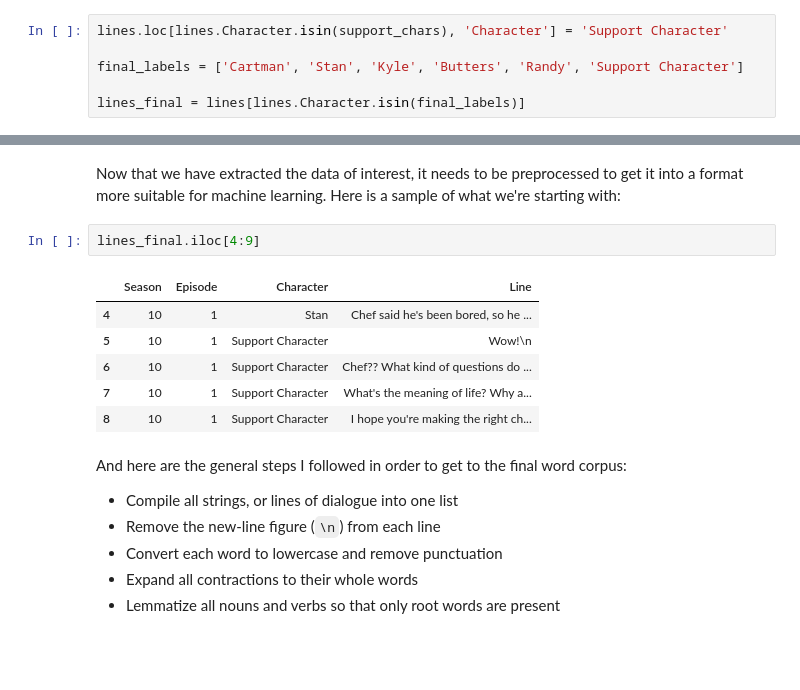
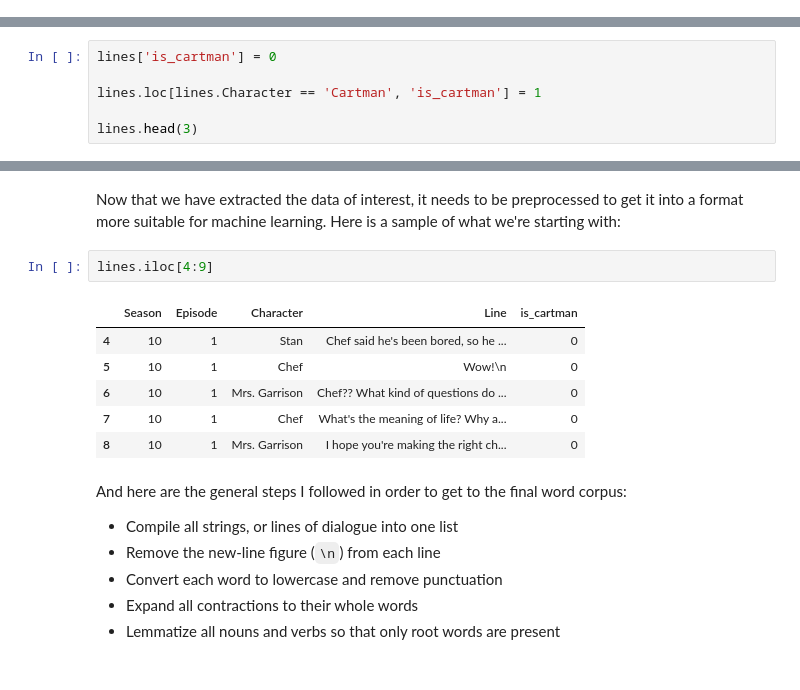
Before and after one commit to twillstw/NLP-with-South-Park, a Jupyter notebook: NLP_with_South_Park.ipynb, the cells around one changed output, grey strips where cells are left out. Drawn from its saved outputs; the diff is of its cells as text.

```diff
--- a/NLP_with_South_Park.ipynb
+++ b/NLP_with_South_Park.ipynb
@@ -136,6 +127,0 @@ With the decision made, the data set needs to be adjusted and truncated.
-# %%
-lines.loc[lines.Character.isin(support_chars), 'Character'] = 'Support Character'
-
-final_labels = ['Cartman', 'Stan', 'Kyle', 'Butters', 'Randy', 'Support Character']
-
-lines_final = lines[lines.Character.isin(final_labels)]
@@ -141,0 +130,6 @@ lines_final = lines[lines.Character.isin(final_labels)]
+# %%
+lines['is_cartman'] = 0
+
+lines.loc[lines.Character == 'Cartman', 'is_cartman'] = 1
+
+lines.head(3)
@@ -144,14 +143,14 @@ lines_final = lines[lines.Character.isin(final_labels)]
 # %% [markdown]
 Now that we have extracted the data of interest, it needs to be preprocessed to get it into a format more suitable for machine learning. Here is a sample of what we're starting with:
 # %%
-lines_final.iloc[4:9]
+lines.iloc[4:9]
 # %% [output]
-|  | Season | Episode | Character | Line |
-| 4 | 10 | 1 | Stan | Chef said he's been bored, so he ... |
-| 5 | 10 | 1 | Support Character | Wow!\n |
-| 6 | 10 | 1 | Support Character | Chef?? What kind of questions do ... |
-| 7 | 10 | 1 | Support Character | What's the meaning of life? Why a... |
-| 8 | 10 | 1 | Support Character | I hope you're making the right ch... |
+|  | Season | Episode | Character | Line | is_cartman |
+| 4 | 10 | 1 | Stan | Chef said he's been bored, so he ... | 0 |
+| 5 | 10 | 1 | Chef | Wow!\n | 0 |
+| 6 | 10 | 1 | Mrs. Garrison | Chef?? What kind of questions do ... | 0 |
+| 7 | 10 | 1 | Chef | What's the meaning of life? Why a... | 0 |
+| 8 | 10 | 1 | Mrs. Garrison | I hope you're making the right ch... | 0 |
 # %% [markdown]
 And here are the general steps I followed in order to get to the final word corpus:
 * Compile all strings, or lines of dialogue into one list
```
Also changed, not shown: parts of 72 cells of this notebook.
